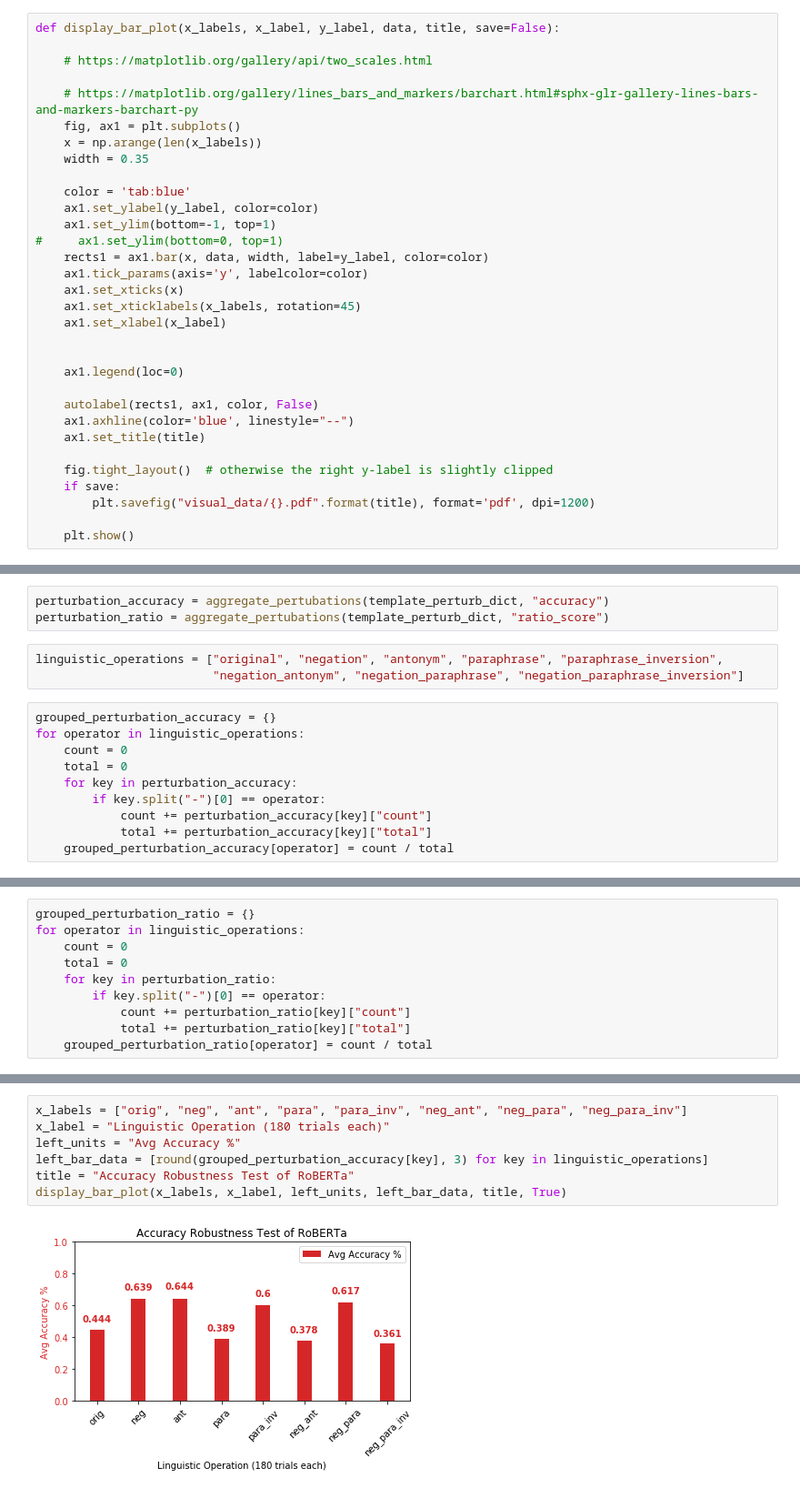
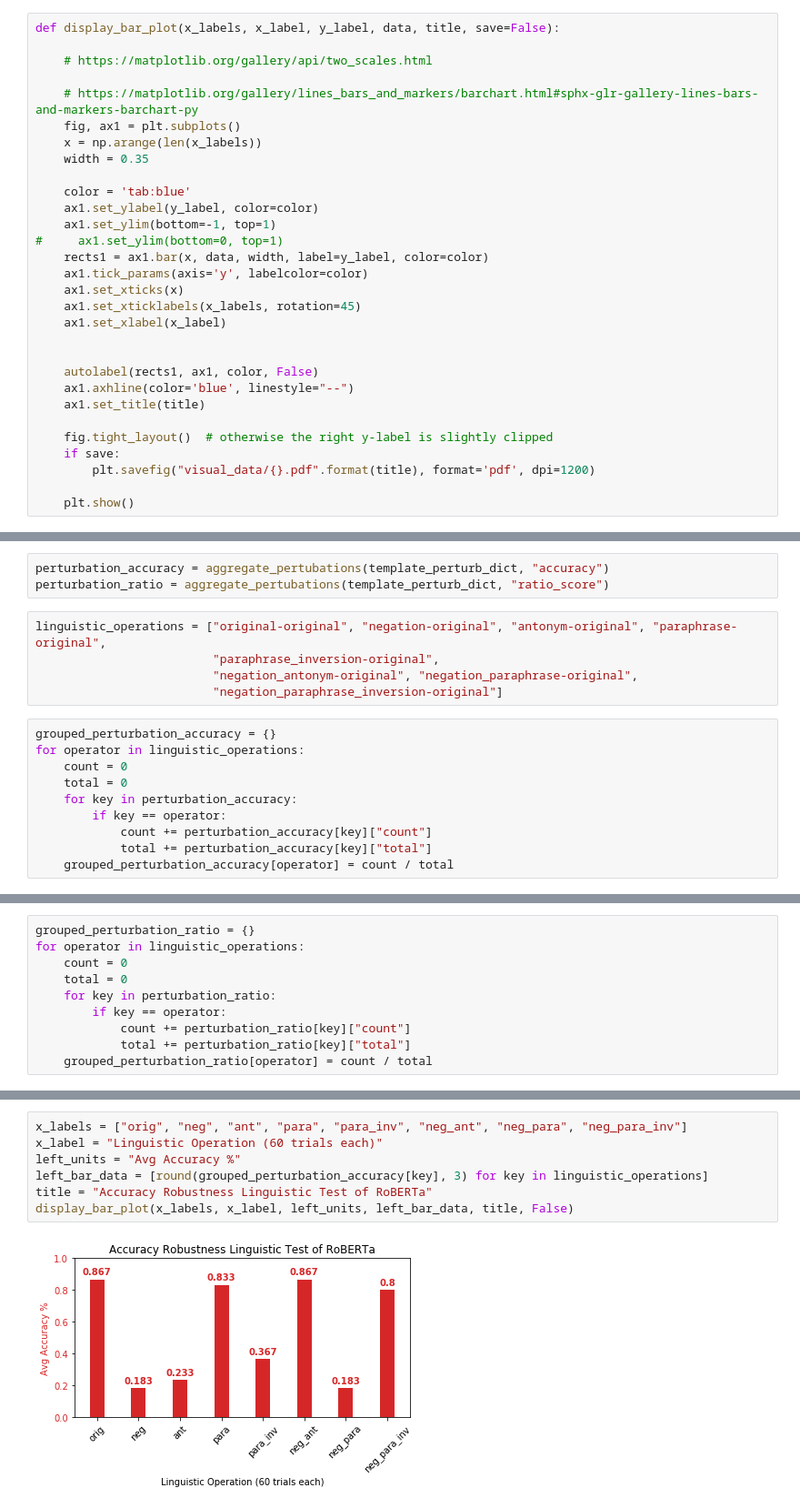
Before and after one commit to shaoxia57/common_sense_embedding_analysis, a Jupyter notebook: Generate_Plots.ipynb, the cells around one changed output, grey strips where cells are left out. Shown: that part at 91% size. Cells and saved outputs as stored; diff of their text form.

Commit message:
More visuals

```diff
--- a/Generate_Plots.ipynb
+++ b/Generate_Plots.ipynb
@@ -127,8 +127,6 @@ def display_bar_plot(x_labels, x_label, y_label, data, title, save=False):
     ax1.set_xlabel(x_label)
 
 
-    ax1.legend(loc=0)
-
     autolabel(rects1, ax1, color, False)
     ax1.axhline(color='blue', linestyle="--")
     ax1.set_title(title)
@@ -154,15 +152,17 @@ display_two_axis_bar_plot(x_labels, x_label, left_units, right_units,
 perturbation_accuracy = aggregate_pertubations(template_perturb_dict, "accuracy")
 perturbation_ratio = aggregate_pertubations(template_perturb_dict, "ratio_score")
 # %%
-linguistic_operations = ["original", "negation", "antonym", "paraphrase", "paraphrase_inversion",
-                         "negation_antonym", "negation_paraphrase", "negation_paraphrase_inversion"]
+linguistic_operations = ["original-original", "negation-original", "antonym-original", "paraphrase-original",
+                         "paraphrase_inversion-original",
+                         "negation_antonym-original", "negation_paraphrase-original",
+                         "negation_paraphrase_inversion-original"]
 # %%
 grouped_perturbation_accuracy = {}
 for operator in linguistic_operations:
     count = 0
     total = 0
     for key in perturbation_accuracy:
-        if key.split("-")[0] == operator:
+        if key == operator:
             count += perturbation_accuracy[key]["count"]
             total += perturbation_accuracy[key]["total"]
     grouped_perturbation_accuracy[operator] = count / total
@@ -183,7 +183,7 @@ for operator in linguistic_operations:
     count = 0
     total = 0
     for key in perturbation_ratio:
-        if key.split("-")[0] == operator:
+        if key == operator:
             count += perturbation_ratio[key]["count"]
             total += perturbation_ratio[key]["total"]
     grouped_perturbation_ratio[operator] = count / total
@@ -201,11 +201,11 @@ grouped_perturbation_ratio
 # %%
 x_labels = ["orig", "neg", "ant", "para", "para_inv", "neg_ant", "neg_para", "neg_para_inv"]
-x_label = "Linguistic Operation (180 trials each)"
+x_label = "Linguistic Operation (60 trials each)"
 left_units = "Avg Accuracy %"
 left_bar_data = [round(grouped_perturbation_accuracy[key], 3) for key in linguistic_operations]
-title = "Accuracy Robustness Test of RoBERTa"
-display_bar_plot(x_labels, x_label, left_units, left_bar_data, title, True)
+title = "Accuracy Robustness Linguistic Test of RoBERTa"
+display_bar_plot(x_labels, x_label, left_units, left_bar_data, title, False)
 # %% [output]
-[figure, old version]
+[figure, new version]
 # %%
 x_labels = ["orig", "neg", "ant", "para", "para_inv", "neg_ant", "neg_para", "neg_para_inv"]
```
Also changed, not shown: parts of 11 cells of this notebook, 6 other files.
